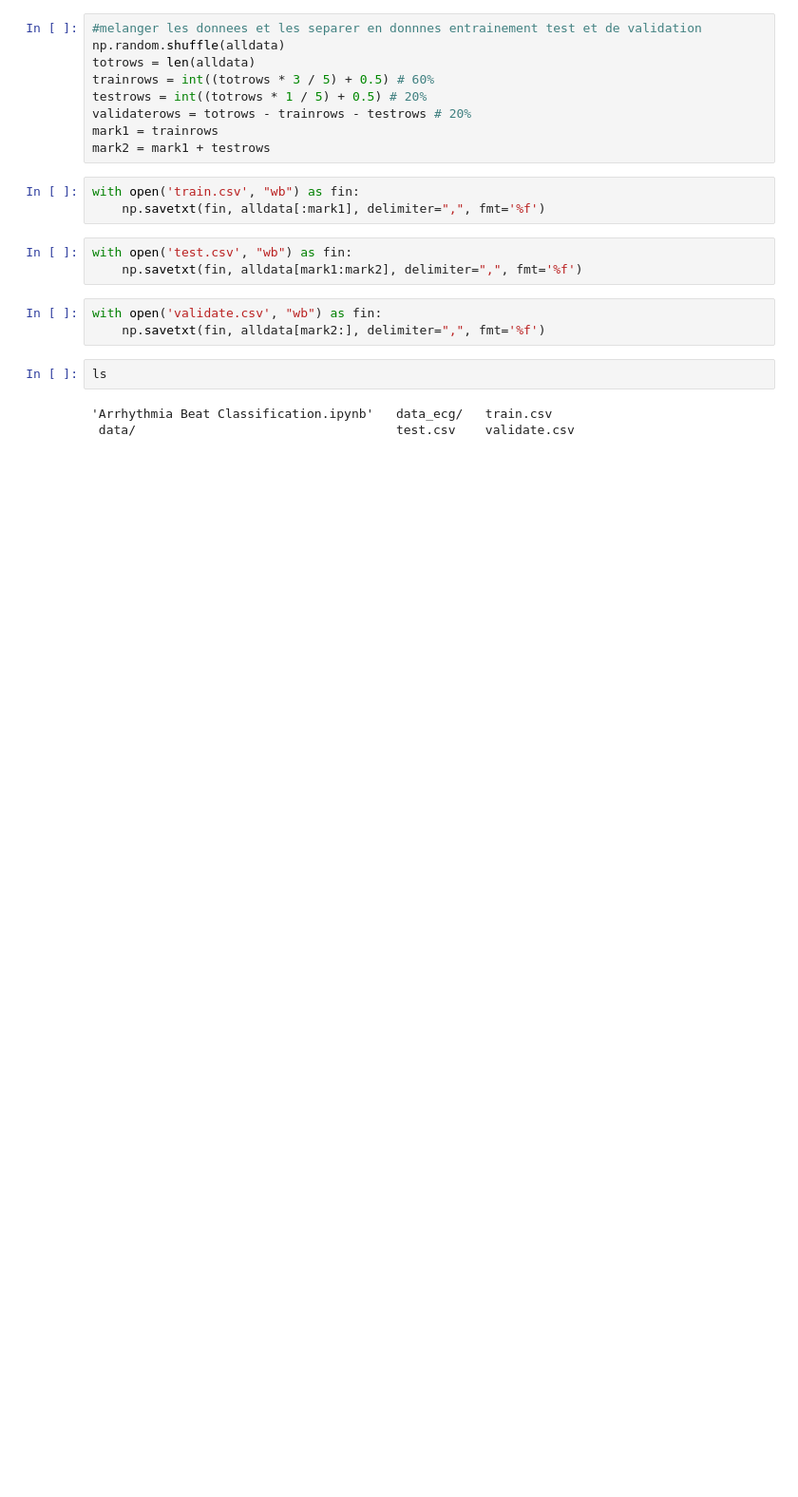
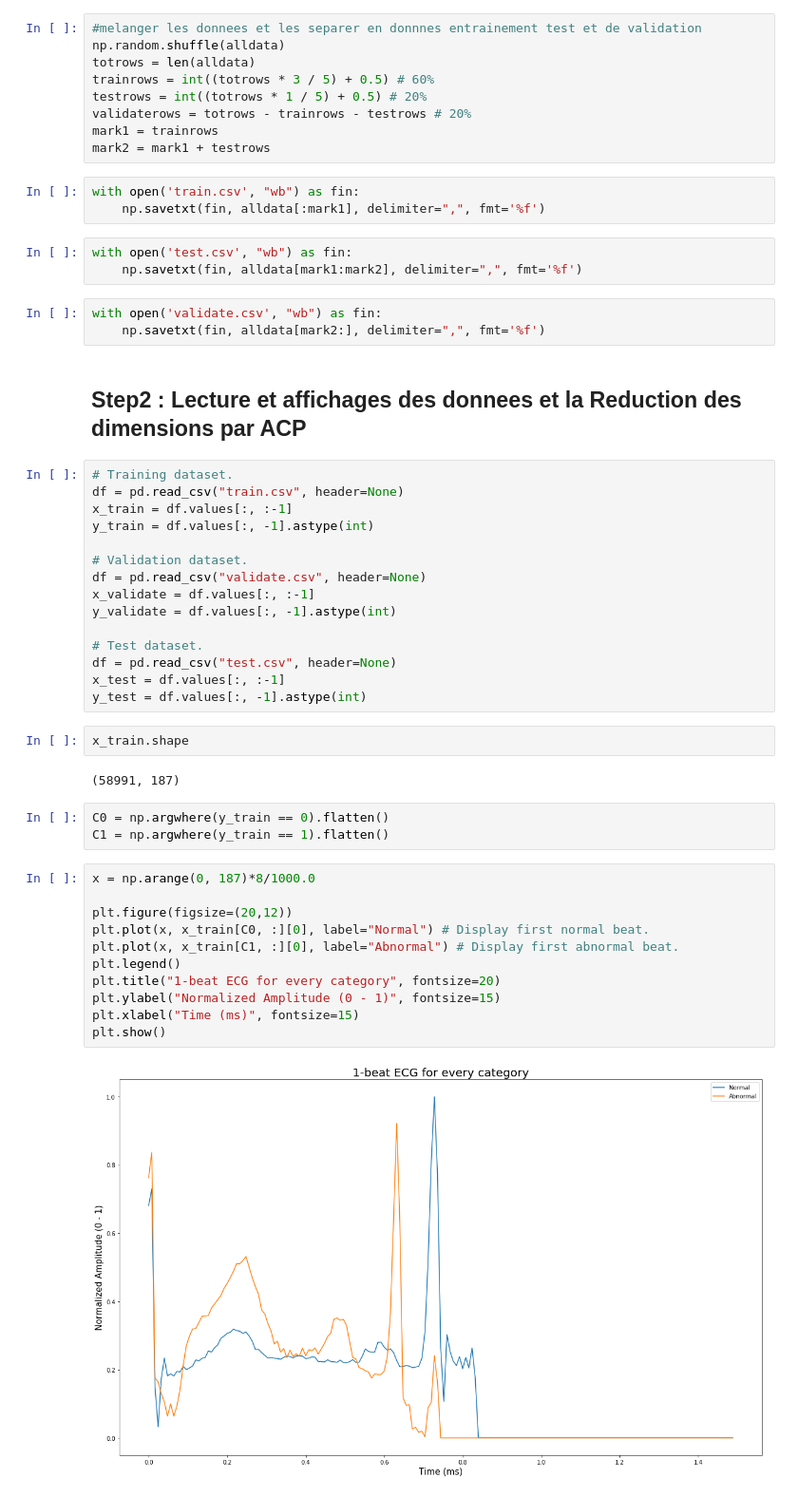
Before and after one commit to kairemor/arrythmia-classification, a Jupyter notebook: Arrhythmia Beat Classification.ipynb, the cells around one changed output. Shown at 95% size. Cells and saved outputs as stored; diff of their text form; blank space fills up the shorter version.

```diff
--- a/Arrhythmia Beat Classification.ipynb
+++ b/Arrhythmia Beat Classification.ipynb
@@ -329,8 +350,40 @@ with open('test.csv', "wb") as fin:
 # %%
 with open('validate.csv', "wb") as fin:
     np.savetxt(fin, alldata[mark2:], delimiter=",", fmt='%f')
-# %%
-ls
-# %% [output]
-'Arrhythmia Beat Classification.ipynb'   data_ecg/   train.csv
- data/                                   test.csv    validate.csv
+# %% [markdown]
+## Step2 : Lecture et affichages des donnees et la Reduction des dimensions par ACP
+# %%
+# Training dataset.
+df = pd.read_csv("train.csv", header=None)
+x_train = df.values[:, :-1]
+y_train = df.values[:, -1].astype(int)
+
+# Validation dataset.
+df = pd.read_csv("validate.csv", header=None)
+x_validate = df.values[:, :-1]
+y_validate = df.values[:, -1].astype(int)
+
+# Test dataset.
+df = pd.read_csv("test.csv", header=None)
+x_test = df.values[:, :-1]
+y_test = df.values[:, -1].astype(int)
+# %%
+x_train.shape
+# %% [output]
+(58991, 187)
+# %%
+C0 = np.argwhere(y_train == 0).flatten()
+C1 = np.argwhere(y_train == 1).flatten()
+# %%
+x = np.arange(0, 187)*8/1000.0
+
+plt.figure(figsize=(20,12))
+plt.plot(x, x_train[C0, :][0], label="Normal") # Display first normal beat.
+plt.plot(x, x_train[C1, :][0], label="Abnormal") # Display first abnormal beat.
+plt.legend()
+plt.title("1-beat ECG for every category", fontsize=20)
+plt.ylabel("Normalized Amplitude (0 - 1)", fontsize=15)
+plt.xlabel("Time (ms)", fontsize=15)
+plt.show()
+# %% [output]
+[figure, added]
```
Also changed, not shown: parts of 45 cells of this notebook.
